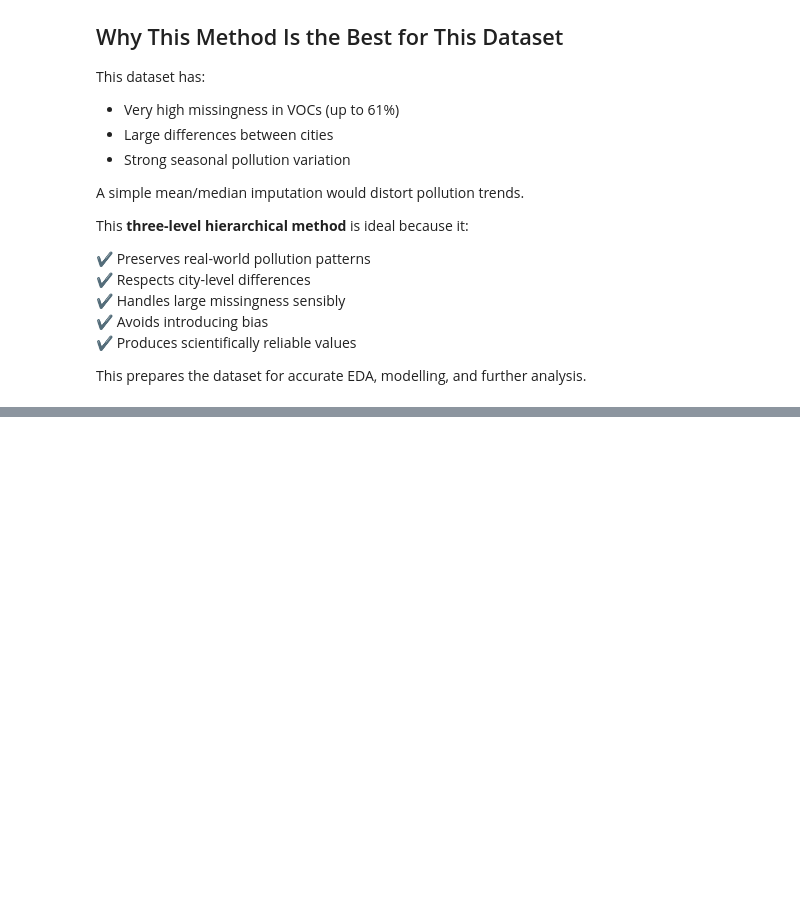
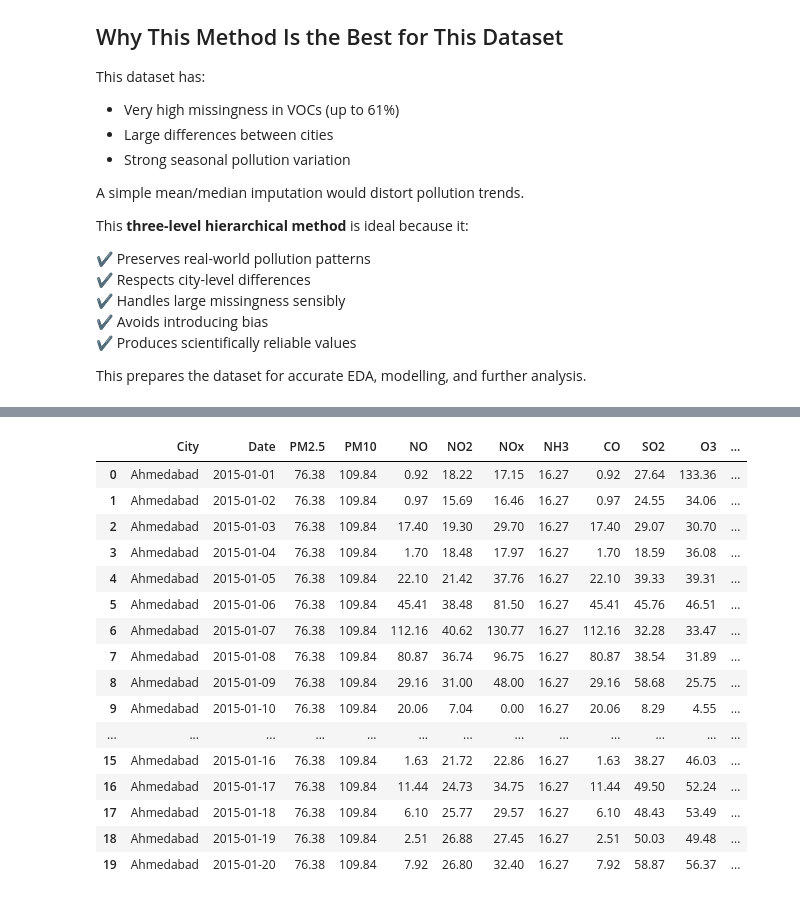
Before and after one commit to sagar4real/CMP7005-PRAC1, a Jupyter notebook: 01_data_handling.ipynb, the cells around one changed output, grey strips where cells are left out. Drawn from its saved outputs; the diff is of its cells as text; code cells hidden in the pictures; blank space fills up the shorter version.

```diff
--- a/01_data_handling.ipynb
+++ b/01_data_handling.ipynb
@@ -471,0 +648,20 @@ print(merged_df)
+# %%
+removed_missing_value_df.head(20)
+# %% [output]
+|  | City | Date | PM2.5 | PM10 | NO | NO2 | NOx | NH3 | CO | SO2 | O3 | ... |
+| 0 | Ahmedabad | 2015-01-01 | 76.38 | 109.84 | 0.92 | 18.22 | 17.15 | 16.27 | 0.92 | 27.64 | 133.36 | ... |
+| 1 | Ahmedabad | 2015-01-02 | 76.38 | 109.84 | 0.97 | 15.69 | 16.46 | 16.27 | 0.97 | 24.55 | 34.06 | ... |
+| 2 | Ahmedabad | 2015-01-03 | 76.38 | 109.84 | 17.40 | 19.30 | 29.70 | 16.27 | 17.40 | 29.07 | 30.70 | ... |
+| 3 | Ahmedabad | 2015-01-04 | 76.38 | 109.84 | 1.70 | 18.48 | 17.97 | 16.27 | 1.70 | 18.59 | 36.08 | ... |
+| 4 | Ahmedabad | 2015-01-05 | 76.38 | 109.84 | 22.10 | 21.42 | 37.76 | 16.27 | 22.10 | 39.33 | 39.31 | ... |
+| 5 | Ahmedabad | 2015-01-06 | 76.38 | 109.84 | 45.41 | 38.48 | 81.50 | 16.27 | 45.41 | 45.76 | 46.51 | ... |
+| 6 | Ahmedabad | 2015-01-07 | 76.38 | 109.84 | 112.16 | 40.62 | 130.77 | 16.27 | 112.16 | 32.28 | 33.47 | ... |
+| 7 | Ahmedabad | 2015-01-08 | 76.38 | 109.84 | 80.87 | 36.74 | 96.75 | 16.27 | 80.87 | 38.54 | 31.89 | ... |
+| 8 | Ahmedabad | 2015-01-09 | 76.38 | 109.84 | 29.16 | 31.00 | 48.00 | 16.27 | 29.16 | 58.68 | 25.75 | ... |
+| 9 | Ahmedabad | 2015-01-10 | 76.38 | 109.84 | 20.06 | 7.04 | 0.00 | 16.27 | 20.06 | 8.29 | 4.55 | ... |
+| ... | ... | ... | ... | ... | ... | ... | ... | ... | ... | ... | ... | ... |
+| 15 | Ahmedabad | 2015-01-16 | 76.38 | 109.84 | 1.63 | 21.72 | 22.86 | 16.27 | 1.63 | 38.27 | 46.03 | ... |
+| 16 | Ahmedabad | 2015-01-17 | 76.38 | 109.84 | 11.44 | 24.73 | 34.75 | 16.27 | 11.44 | 49.50 | 52.24 | ... |
+| 17 | Ahmedabad | 2015-01-18 | 76.38 | 109.84 | 6.10 | 25.77 | 29.57 | 16.27 | 6.10 | 48.43 | 53.49 | ... |
+| 18 | Ahmedabad | 2015-01-19 | 76.38 | 109.84 | 2.51 | 26.88 | 27.45 | 16.27 | 2.51 | 50.03 | 49.48 | ... |
+| 19 | Ahmedabad | 2015-01-20 | 76.38 | 109.84 | 7.92 | 26.80 | 32.40 | 16.27 | 7.92 | 58.87 | 56.37 | ... |
```
Also changed, not shown: parts of 23 cells of this notebook.
